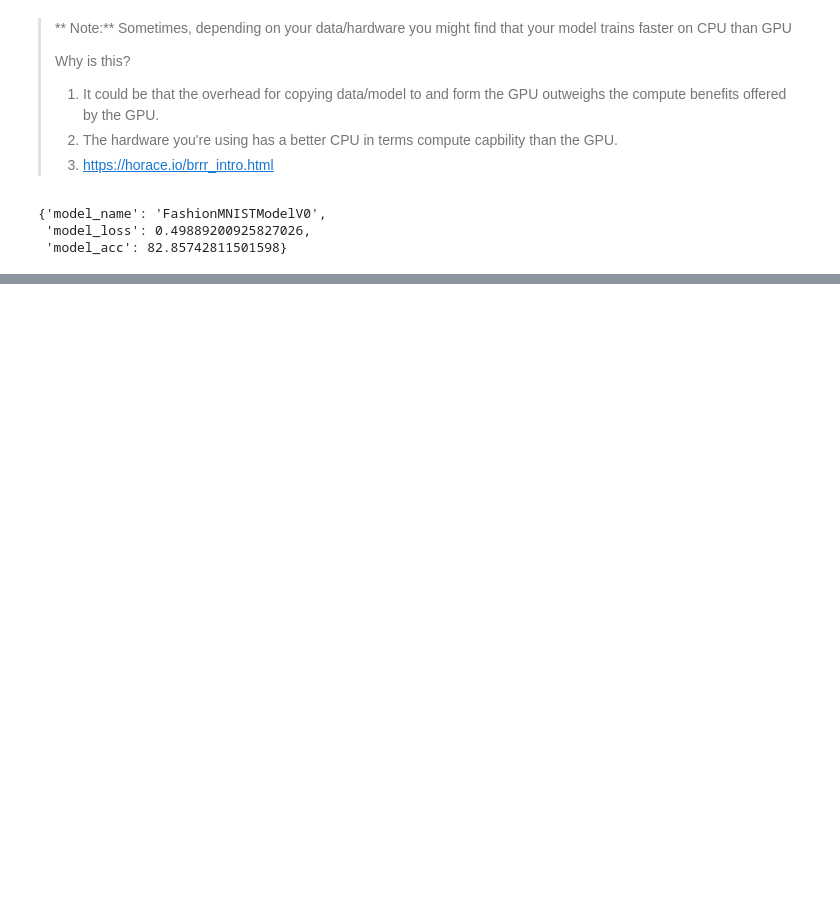
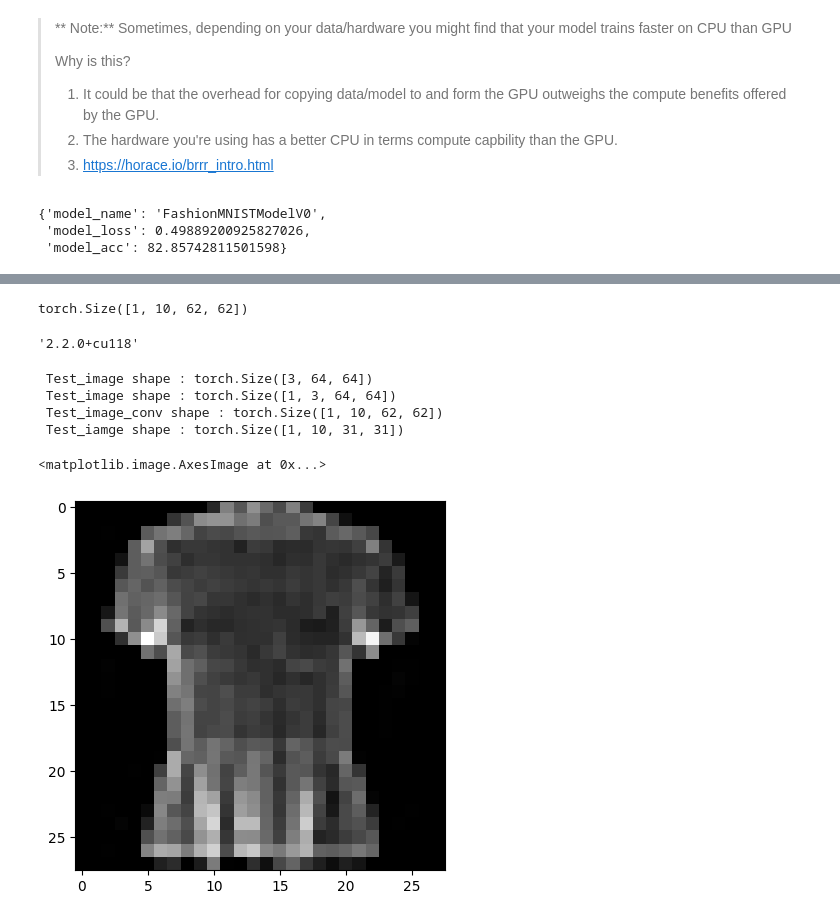
Before and after one commit to Nihar4980/Deep_Learning, a Jupyter notebook: Pytorch/pytorch_computer_vision_video.ipynb, the cells around one changed output, grey strips where cells are left out. Cells and saved outputs as stored; diff of their text form; code cells hidden in the pictures; blank space fills up the shorter version.

```diff
--- a/Pytorch/pytorch_computer_vision_video.ipynb
+++ b/Pytorch/pytorch_computer_vision_video.ipynb
@@ -778,0 +948,39 @@ model_0_results
+# %%
+torch.manual_seed(42)
+
+# create a sing conv2d layer
+conv_layer = nn.Conv2d(in_channels= 3,
+                      out_channels=10,
+                      kernel_size=3,
+                      stride= 1,
+                      padding= 0)
+
+# pass the data through the convolutional layer
+conv_output = conv_layer(test_image.unsqueeze(0))
+conv_output.shape
+# %% [output]
+torch.Size([1, 10, 62, 62])
+# %%
+torch.__version__
+# %% [output]
+'2.2.0+cu118'
+# %%
+max_pool = nn.MaxPool2d(kernel_size=2)
+
+print(f" Test_image shape : {test_image.shape}")
+print(f" Test_image shape : {test_image.unsqueeze(0).shape}")
+
+print(f" Test_image_conv shape : {conv_output.shape}")
+
+
+print(f" Test_iamge shape : {max_pool(conv_output).shape}")
+# %% [output]
+ Test_image shape : torch.Size([3, 64, 64])
+ Test_image shape : torch.Size([1, 3, 64, 64])
+ Test_image_conv shape : torch.Size([1, 10, 62, 62])
+ Test_iamge shape : torch.Size([1, 10, 31, 31])
+# %%
+plt.imshow(image.squeeze(), cmap='gray')
+# %% [output]
+<matplotlib.image.AxesImage at 0x...>
+[figure, added]
```
Also changed, not shown: parts of 56 cells of this notebook, 1 other file.
